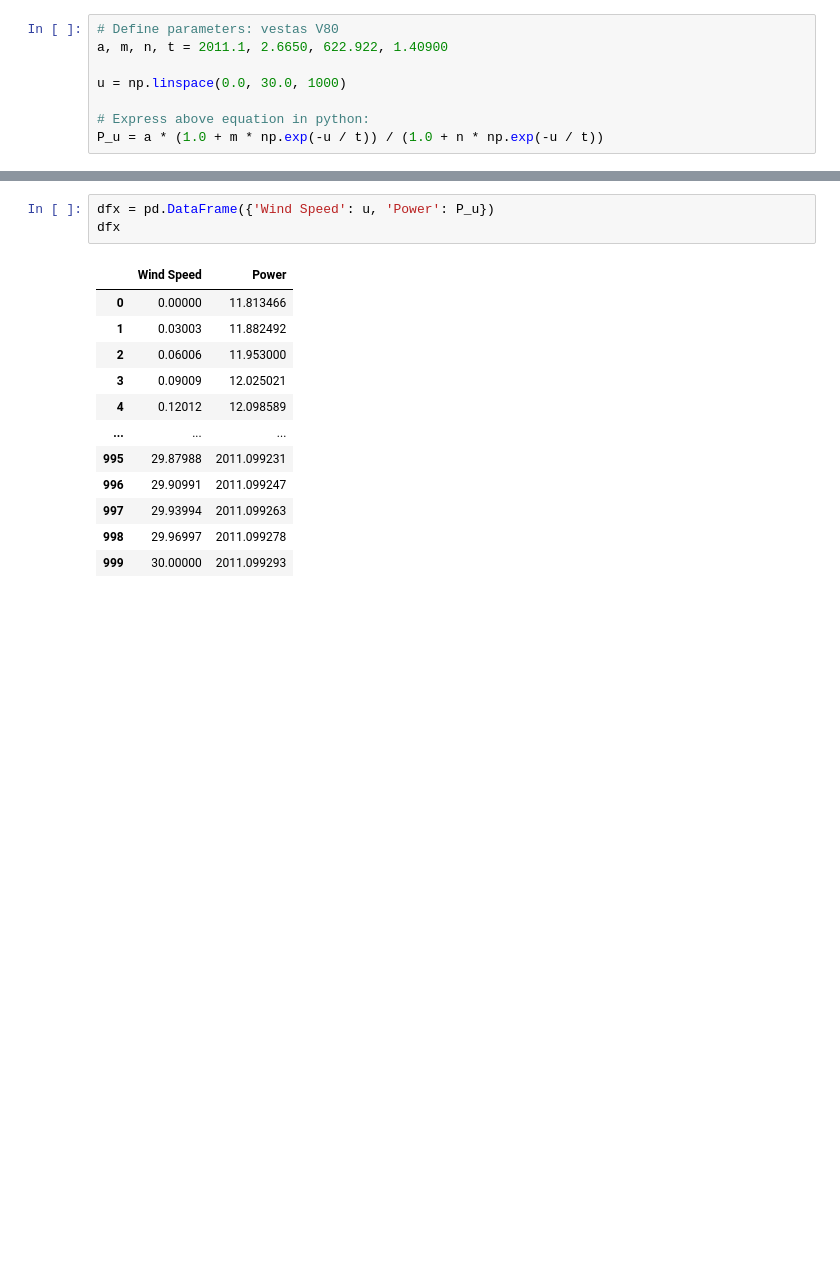
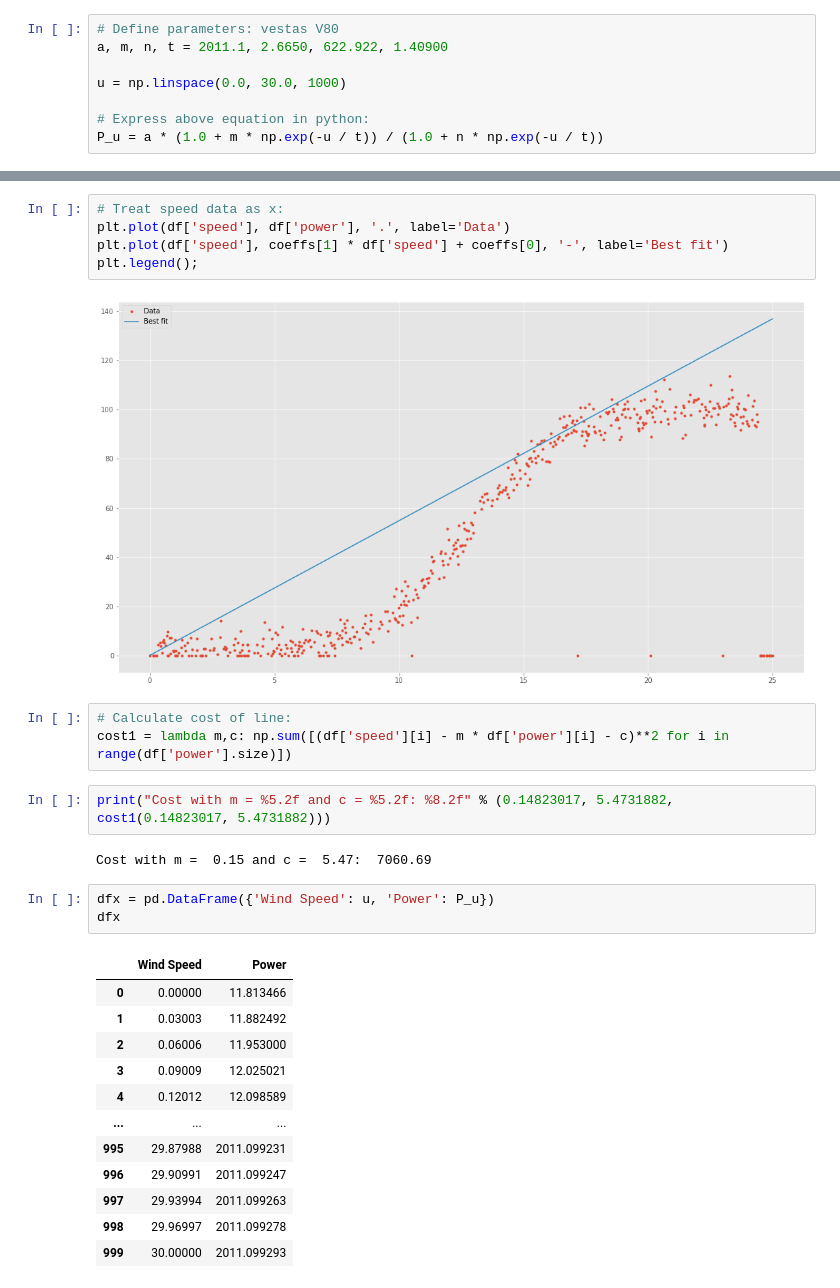
Before and after one commit to Crash-Bandicode/Project_FODA, a Jupyter notebook: Project_FODA.ipynb, the cells around one changed output, grey strips where cells are left out. Drawn from its saved outputs; the diff is of its cells as text; blank space fills up the shorter version.

```diff
--- a/Project_FODA.ipynb
+++ b/Project_FODA.ipynb
@@ -170,3 +174,17 @@ P_u = a * (1.0 + m * np.exp(-u / t)) / (1.0 + n * np.exp(-u / t))
+# %%
+# Treat speed data as x:
+plt.plot(df['speed'], df['power'], '.', label='Data')
+plt.plot(df['speed'], coeffs[1] * df['speed'] + coeffs[0], '-', label='Best fit')
+plt.legend();
+# %% [output]
+[figure, added]
+# %%
+# Calculate cost of line:
+cost1 = lambda m,c: np.sum([(df['speed'][i] - m * df['power'][i] - c)**2 for i in range(df['power'].size)])
+# %%
+print("Cost with m = %5.2f and c = %5.2f: %8.2f" % (0.14823017, 5.4731882, cost1(0.14823017, 5.4731882)))
+# %% [output]
+Cost with m =  0.15 and c =  5.47:  7060.69
 # %%
 dfx = pd.DataFrame({'Wind Speed': u, 'Power': P_u})
 dfx
```
Also changed, not shown: parts of 29 cells of this notebook.
